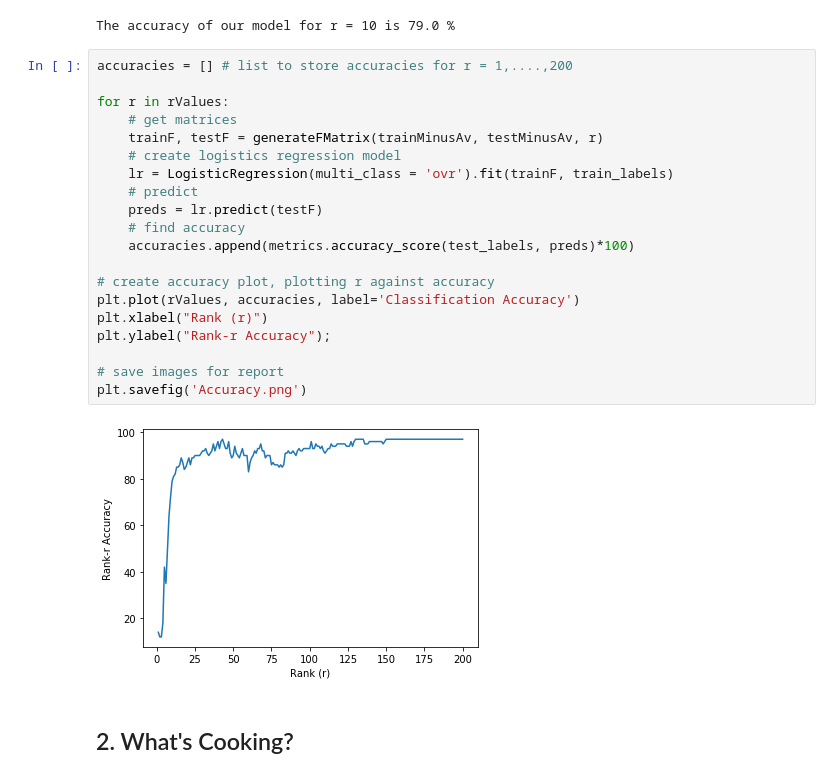
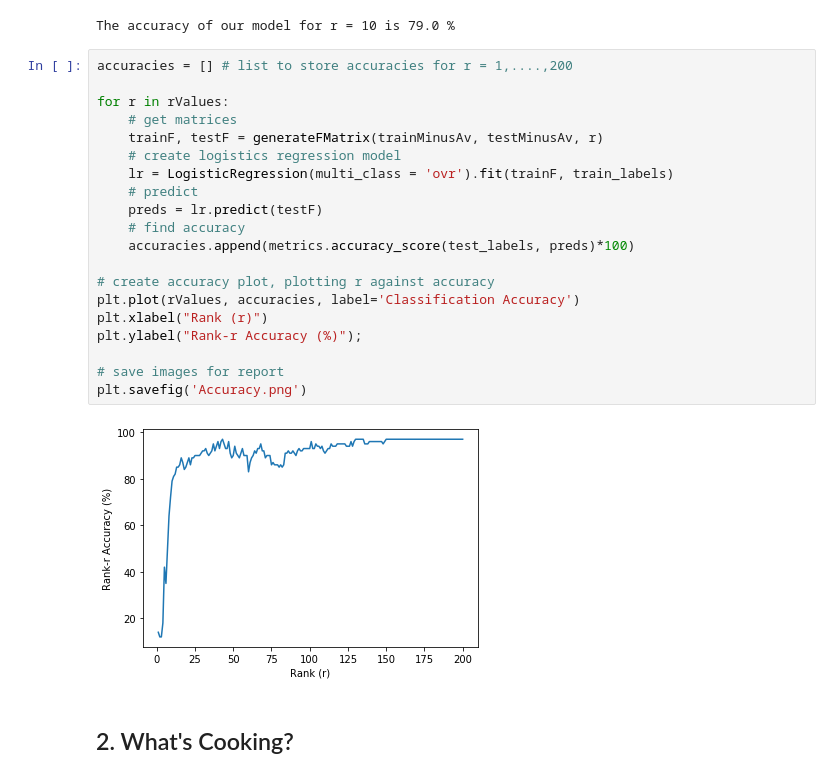
Before and after one commit to simirajpal/Applied-Machine-Learning, a Jupyter notebook: Assignment_2/Homework2_Code.ipynb, the cells around one changed output. Saved outputs shown, nothing was run; the diff lists cells and outputs as text.

```diff
--- a/Assignment_2/Homework2_Code.ipynb
+++ b/Assignment_2/Homework2_Code.ipynb
@@ -198,25 +198,25 @@ The accuracy of our model for r = 10 is 79.0 %
 # %%
 accuracies = [] # list to store accuracies for r = 1,....,200
 
 for r in rValues:
     # get matrices
     trainF, testF = generateFMatrix(trainMinusAv, testMinusAv, r)
     # create logistics regression model
     lr = LogisticRegression(multi_class = 'ovr').fit(trainF, train_labels)
     # predict
     preds = lr.predict(testF)
     # find accuracy
     accuracies.append(metrics.accuracy_score(test_labels, preds)*100)
 
 # create accuracy plot, plotting r against accuracy
 plt.plot(rValues, accuracies, label='Classification Accuracy')
 plt.xlabel("Rank (r)")
-plt.ylabel("Rank-r Accuracy");
+plt.ylabel("Rank-r Accuracy (%)");
 
 # save images for report
 plt.savefig('Accuracy.png')
 # %% [output]
-[figure, old version]
+[figure, new version]
 # %% [markdown]
 ## 2. What's Cooking?
 # %% [markdown]
```
Also changed, not shown: parts of 3 cells of this notebook, 3 other files.
